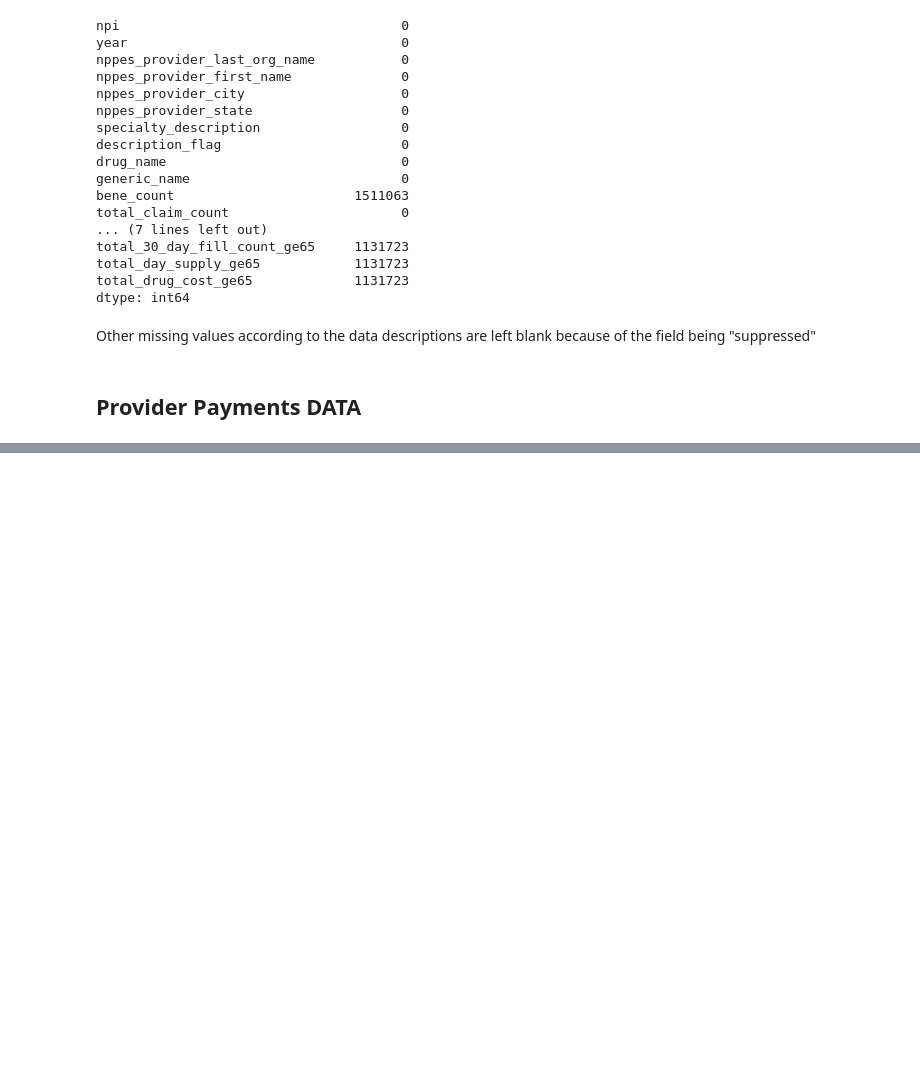
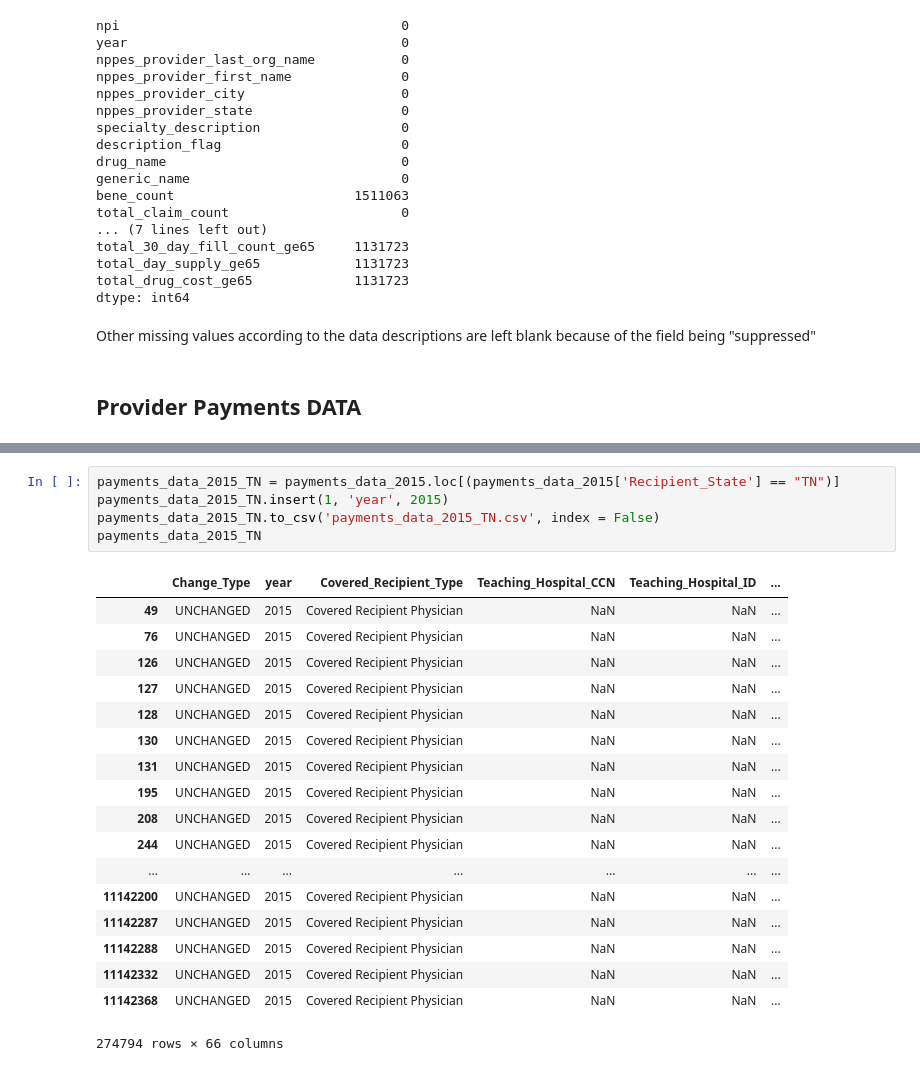
Before and after one commit to berradaa/DSCT, a Jupyter notebook: Medicare prescriptions.ipynb, the cells around one changed output, grey strips where cells are left out. Drawn from its saved outputs; the diff is of its cells as text; blank space fills up the shorter version.

```diff
--- a/Medicare prescriptions.ipynb
+++ b/Medicare prescriptions.ipynb
@@ -497,0 +590,24 @@ payments_data_2013
+# %%
+payments_data_2015_TN = payments_data_2015.loc[(payments_data_2015['Recipient_State'] == "TN")]
+payments_data_2015_TN.insert(1, 'year', 2015)
+payments_data_2015_TN.to_csv('payments_data_2015_TN.csv', index = False)
+payments_data_2015_TN
+# %% [output]
+|  | Change_Type | year | Covered_Recipient_Type | Teaching_Hospital_CCN | Teaching_Hospital_ID | ... |
+| 49 | UNCHANGED | 2015 | Covered Recipient Physician | NaN | NaN | ... |
+| 76 | UNCHANGED | 2015 | Covered Recipient Physician | NaN | NaN | ... |
+| 126 | UNCHANGED | 2015 | Covered Recipient Physician | NaN | NaN | ... |
+| 127 | UNCHANGED | 2015 | Covered Recipient Physician | NaN | NaN | ... |
+| 128 | UNCHANGED | 2015 | Covered Recipient Physician | NaN | NaN | ... |
+| 130 | UNCHANGED | 2015 | Covered Recipient Physician | NaN | NaN | ... |
+| 131 | UNCHANGED | 2015 | Covered Recipient Physician | NaN | NaN | ... |
+| 195 | UNCHANGED | 2015 | Covered Recipient Physician | NaN | NaN | ... |
+| 208 | UNCHANGED | 2015 | Covered Recipient Physician | NaN | NaN | ... |
+| 244 | UNCHANGED | 2015 | Covered Recipient Physician | NaN | NaN | ... |
+| ... | ... | ... | ... | ... | ... | ... |
+| 11142200 | UNCHANGED | 2015 | Covered Recipient Physician | NaN | NaN | ... |
+| 11142287 | UNCHANGED | 2015 | Covered Recipient Physician | NaN | NaN | ... |
+| 11142288 | UNCHANGED | 2015 | Covered Recipient Physician | NaN | NaN | ... |
+| 11142332 | UNCHANGED | 2015 | Covered Recipient Physician | NaN | NaN | ... |
+| 11142368 | UNCHANGED | 2015 | Covered Recipient Physician | NaN | NaN | ... |
+274794 rows × 66 columns
```
Also changed, not shown: parts of 17 cells of this notebook.
